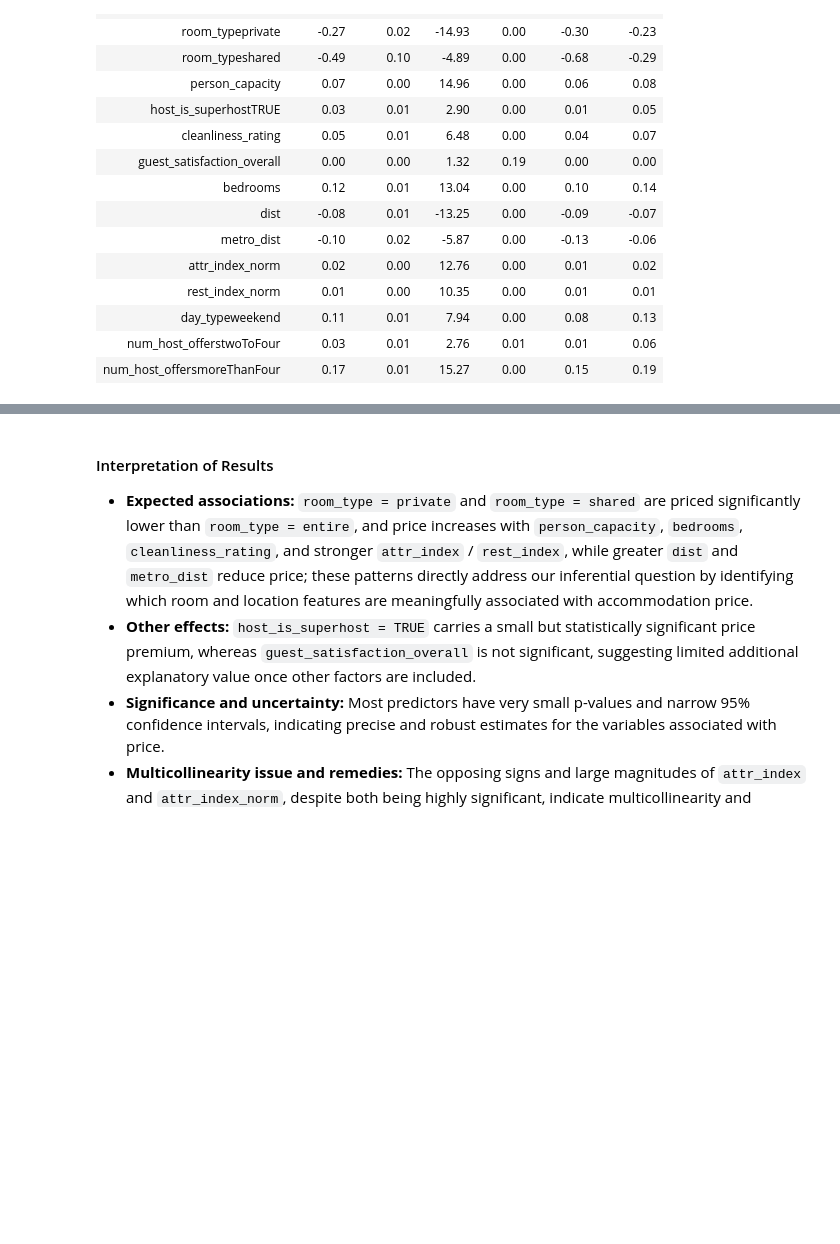
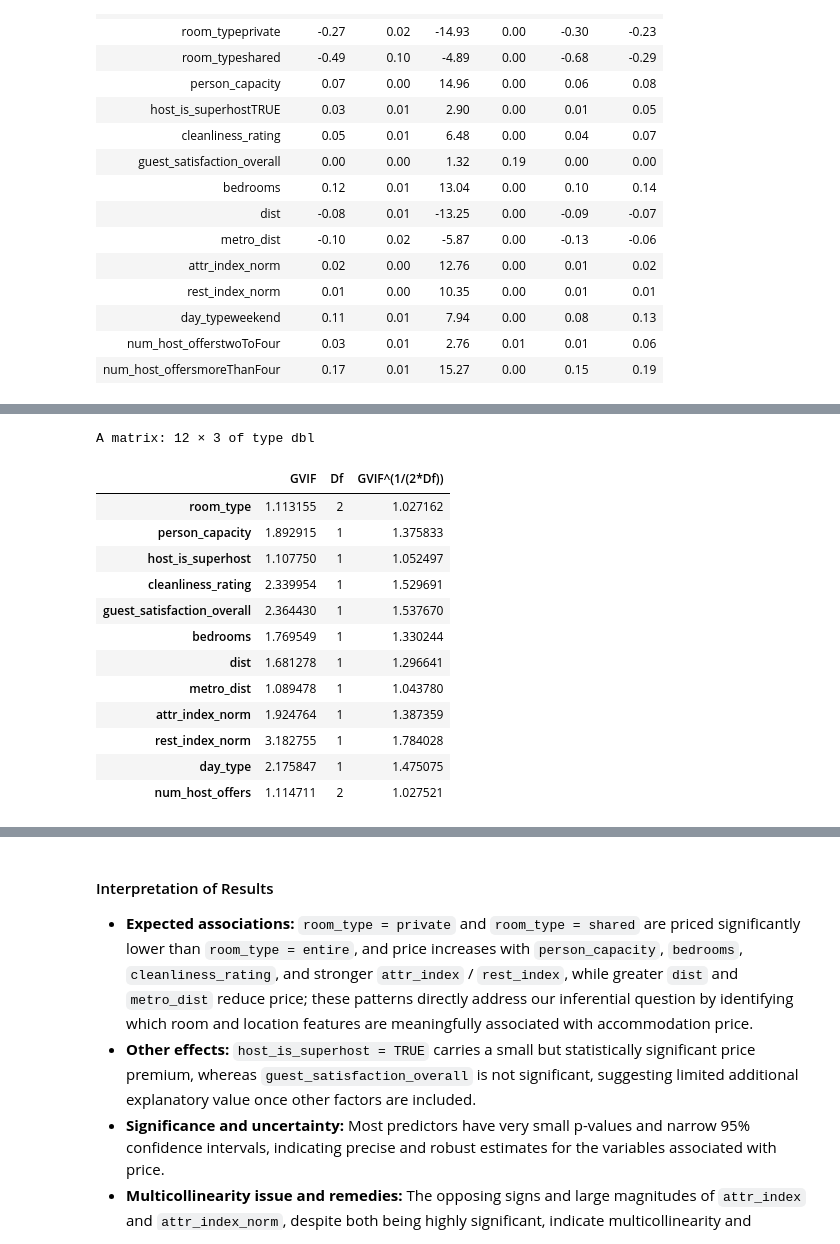
Before and after one commit to tyih985/athens-airbnb, a Jupyter notebook: project_tyih.ipynb, the cells around one changed output, grey strips where cells are left out. Saved outputs shown, nothing was run; the diff lists cells and outputs as text; code cells hidden in the pictures; blank space fills up the shorter version.

```diff
--- a/project_tyih.ipynb
+++ b/project_tyih.ipynb
@@ -463,0 +470,17 @@ A tibble: 15 × 7
+# %%
+vif(mlr_fit)
+# %% [output]
+A matrix: 12 × 3 of type dbl
+|  | GVIF | Df | GVIF^(1/(2*Df)) |
+| room_type | 1.113155 | 2 | 1.027162 |
+| person_capacity | 1.892915 | 1 | 1.375833 |
+| host_is_superhost | 1.107750 | 1 | 1.052497 |
+| cleanliness_rating | 2.339954 | 1 | 1.529691 |
+| guest_satisfaction_overall | 2.364430 | 1 | 1.537670 |
+| bedrooms | 1.769549 | 1 | 1.330244 |
+| dist | 1.681278 | 1 | 1.296641 |
+| metro_dist | 1.089478 | 1 | 1.043780 |
+| attr_index_norm | 1.924764 | 1 | 1.387359 |
+| rest_index_norm | 3.182755 | 1 | 1.784028 |
+| day_type | 2.175847 | 1 | 1.475075 |
+| num_host_offers | 1.114711 | 2 | 1.027521 |
```
Also changed, not shown: parts of 4 cells of this notebook.
